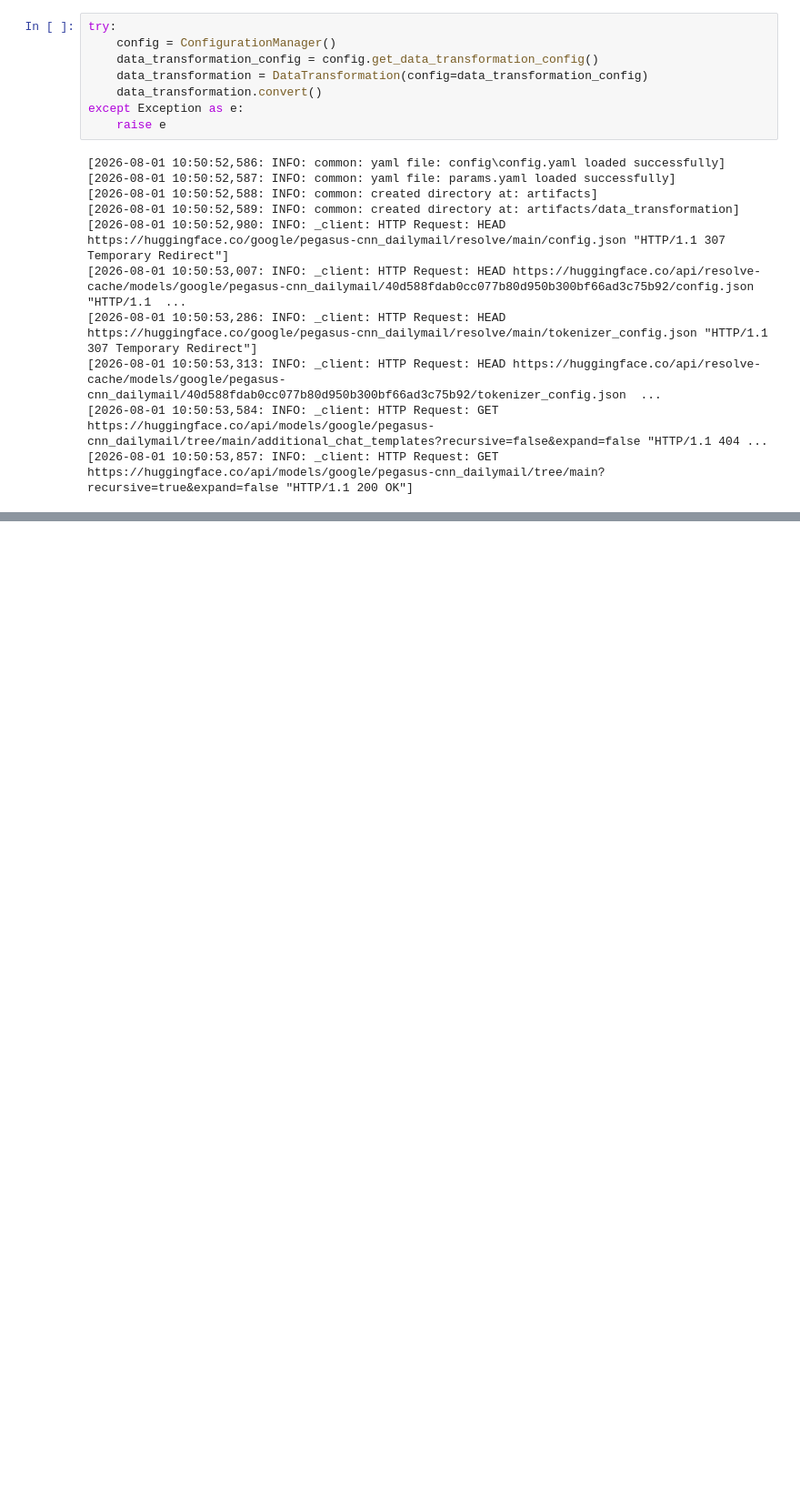
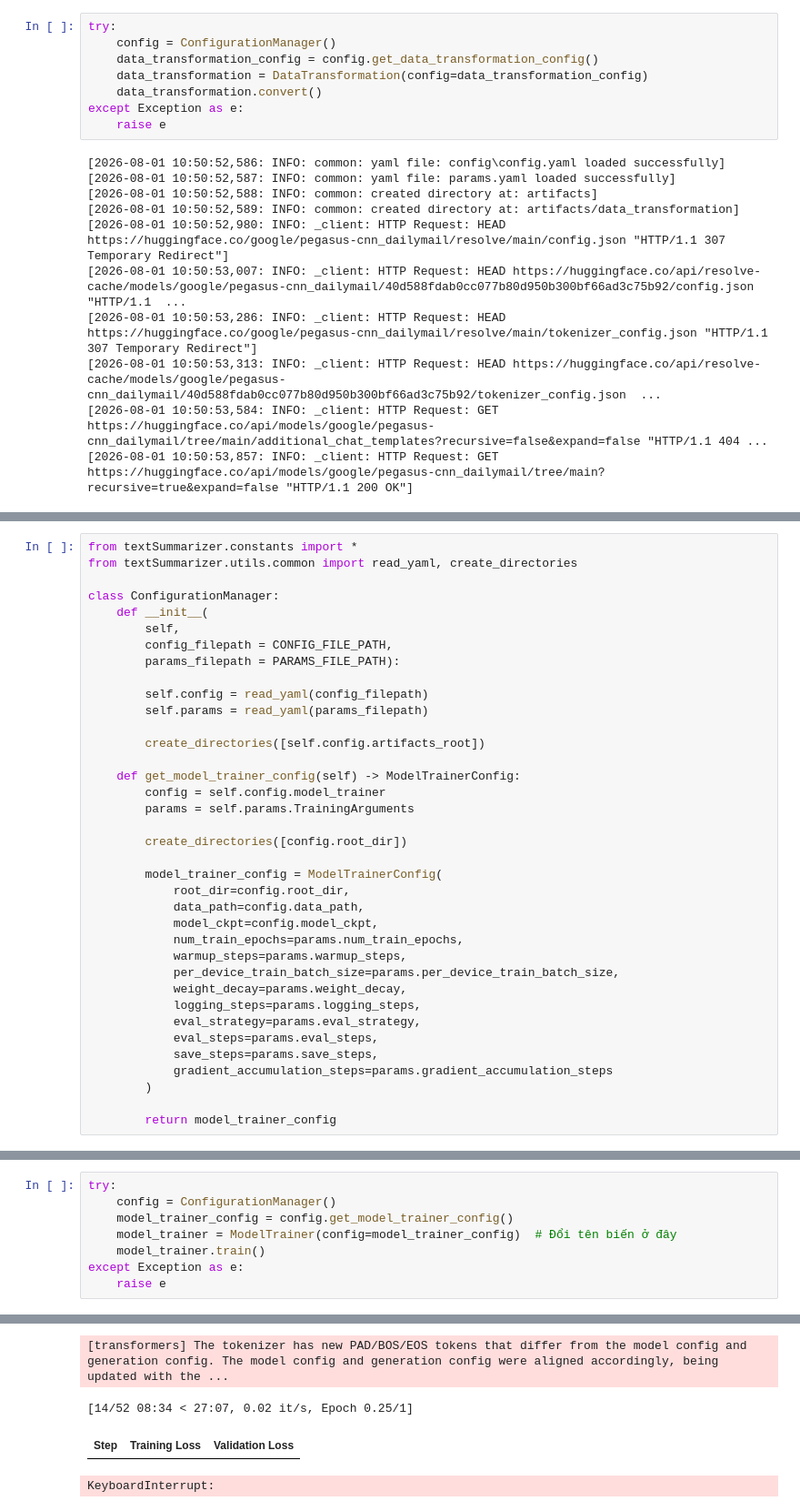
Before and after one commit to tuong-38/Text-Summarization-NLP-Project, a Jupyter notebook: research/trials.ipynb, the cells around one changed output, grey strips where cells are left out. Shown at 91% size. Drawn from its saved outputs; the diff is of its cells as text; blank space fills up the shorter version.

Commit message:
Complete Stage 04: Model trainer and update gitignore

```diff
--- a/research/trials.ipynb
+++ b/research/trials.ipynb
@@ -266,0 +278,37 @@ except Exception as e:
+# %%
+from textSummarizer.constants import *
+from textSummarizer.utils.common import read_yaml, create_directories
+
+class ConfigurationManager:
+    def __init__(
+        self,
+        config_filepath = CONFIG_FILE_PATH,
+        params_filepath = PARAMS_FILE_PATH):
+
+        self.config = read_yaml(config_filepath)
+        self.params = read_yaml(params_filepath)
+
+        create_directories([self.config.artifacts_root])
+
+    def get_model_trainer_config(self) -> ModelTrainerConfig:
+        config = self.config.model_trainer
+        params = self.params.TrainingArguments
+
+        create_directories([config.root_dir])
+
+        model_trainer_config = ModelTrainerConfig(
+            root_dir=config.root_dir,
+            data_path=config.data_path,
+            model_ckpt=config.model_ckpt,
+            num_train_epochs=params.num_train_epochs,
+            warmup_steps=params.warmup_steps,
+            per_device_train_batch_size=params.per_device_train_batch_size,
+            weight_decay=params.weight_decay,
+            logging_steps=params.logging_steps,
+            eval_strategy=params.eval_strategy,
+            eval_steps=params.eval_steps,
+            save_steps=params.save_steps,
+            gradient_accumulation_steps=params.gradient_accumulation_steps
+        )
+
+        return model_trainer_config
@@ -266,0 +363,9 @@ except Exception as e:
+# %%
+try:
+    config = ConfigurationManager()
+    model_trainer_config = config.get_model_trainer_config()
+    model_trainer = ModelTrainer(config=model_trainer_config)  # Đổi tên biến ở đây
+    model_trainer.train()
+except Exception as e:
+    raise e
+# %% [output]
@@ -266,0 +401,4 @@ except Exception as e:
+[transformers] The tokenizer has new PAD/BOS/EOS tokens that differ from the model config and generation config. The model config and generation config were aligned accordingly, being updated with the ...
+[14/52 08:34 < 27:07, 0.02 it/s, Epoch 0.25/1]
+| Step | Training Loss | Validation Loss |
+KeyboardInterrupt:
```
Also changed, not shown: parts of 7 cells of this notebook, 37 other files.
